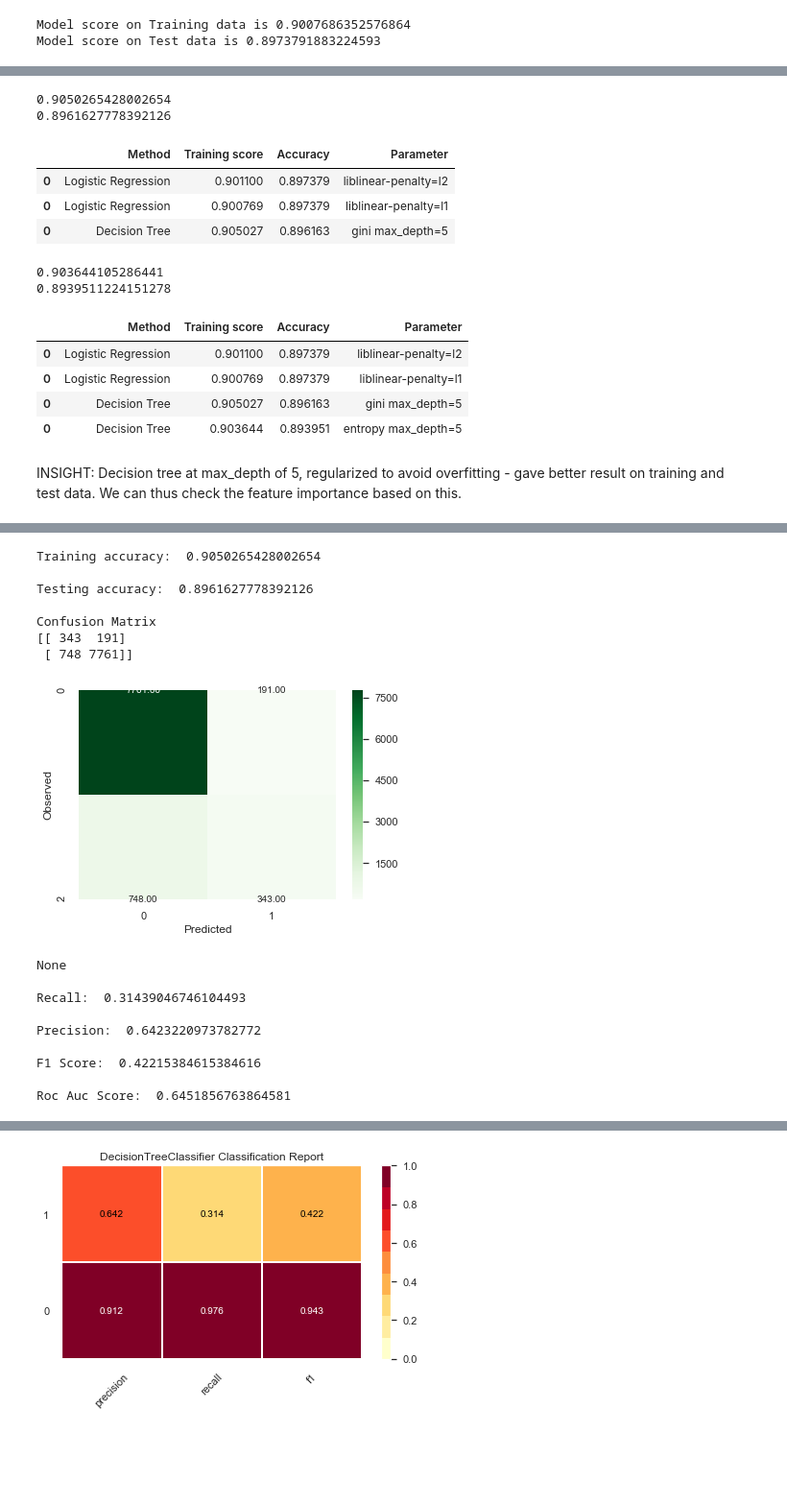
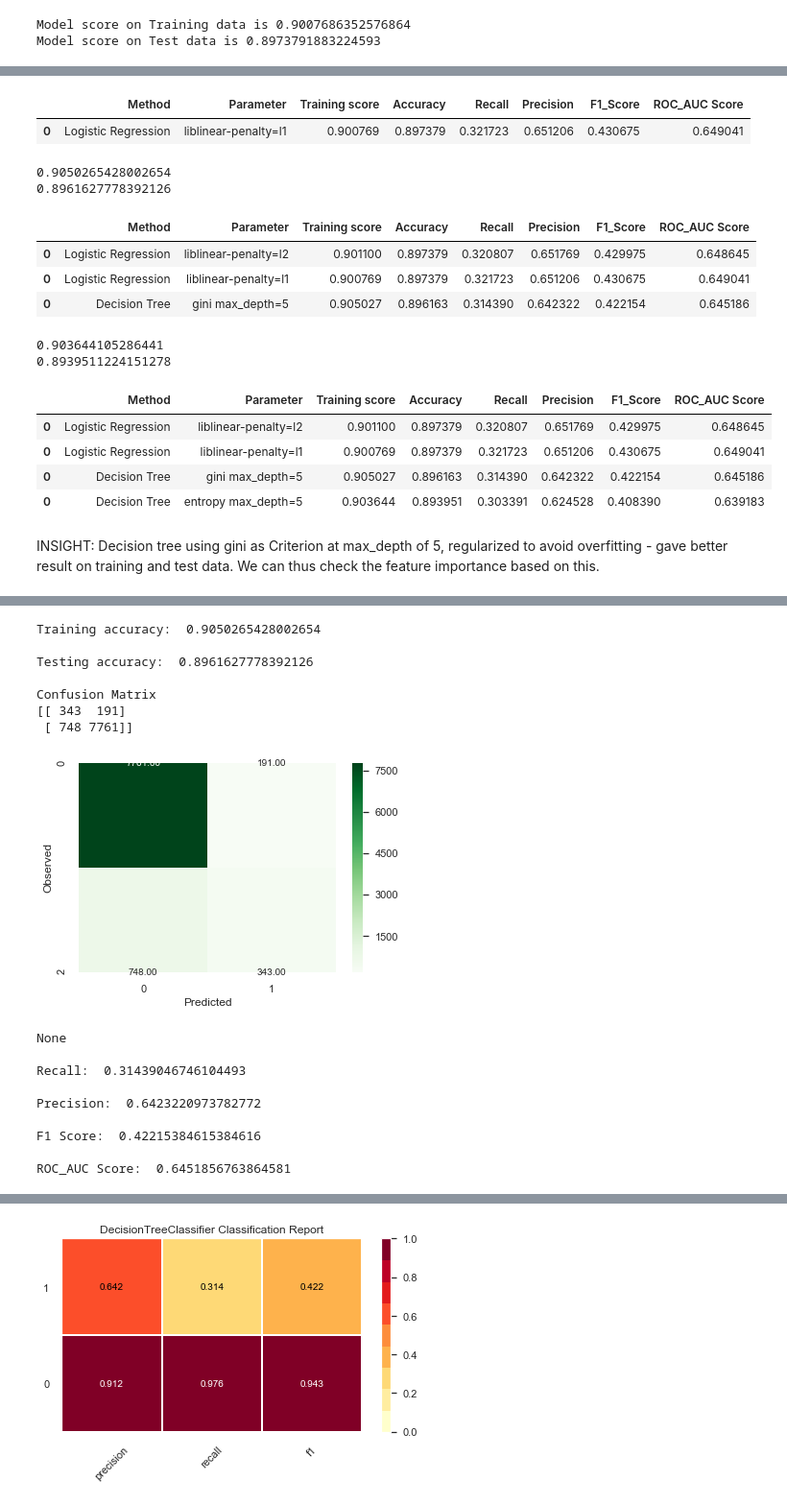
Before and after one commit to GreatLearningAIML1/gl-pgp-aiml-uta-intl-mar20-olabodejames, a Jupyter notebook: Ensemble Learning - Project/Ensemble Learning Project - Olabode James - Solution.ipynb, the cells around one changed output, grey strips where cells are left out. Shown at 96% size. Saved outputs shown, nothing was run; the diff lists cells and outputs as text; code cells hidden in the pictures; blank space fills up the shorter version.

```diff
--- a/Ensemble Learning - Project/Ensemble Learning Project - Olabode James - Solution.ipynb
+++ b/Ensemble Learning - Project/Ensemble Learning Project - Olabode James - Solution.ipynb
@@ -808,8 +707,9 @@ train_score, test_score = logModelScores(logModel, X_test, y_test, X_train, y_tr
 Model score on Training data is 0.9011004202610042
 Model score on Test data is 0.8973791883224593
 # %%
-#resultsDFFn('Logistic Regression', train_model_score, 'liblinear-penalty=l2')
-resultsDf = pd.DataFrame({'Method': [ml_model_type], 'Training score': train_score, 'Accuracy': test_score, 'Parameter':'liblinear-penalty=l2'})
-resultsDf = resultsDf[['Method', 'Training score', 'Accuracy', 'Parameter']]
+recall, precision, f1score, rocAucscore = getPerfParams(logModel, y_predict)
+
+resultsDf = pd.DataFrame({'Method': [ml_model_type], 'Parameter':model_type_param, 'Training score': train_score, 'Accuracy': test_score, 'Recall':recall, 'Precision':precision, 'F1_Score':f1score, 'ROC_AUC Score':rocAucscore})
+resultsDf = resultsDf[['Method', 'Parameter', 'Training score', 'Accuracy', 'Recall', 'Precision','F1_Score', 'ROC_AUC Score' ]]
 resultsDf
 # %% [output]
@@ -836,9 +736,9 @@ train_score, test_score = logModelScores(logModel2, X_test, y_test, X_train, y_t
 Model score on Training data is 0.9007686352576864
 Model score on Test data is 0.8973791883224593
 # %%
-tempResultsDf = pd.DataFrame({'Method':[ml_model_type], 'Training score': train_score, 'Accuracy': test_score, 'Parameter':  model_type_param})
+recall, precision, f1score, rocAucscore = getPerfParams(logModel2, y_predict2)
 
-#resultsDFConc(resultsDf, tempResultsDf)
+tempResultsDf = pd.DataFrame({'Method': [ml_model_type], 'Parameter':model_type_param, 'Training score': train_score, 'Accuracy': test_score, 'Recall':recall, 'Precision':precision, 'F1_Score':f1score, 'ROC_AUC Score':rocAucscore})
 resultsDf = pd.concat([resultsDf, tempResultsDf])
 resultsDf
 # %% [output]
@@ -871,3 +755,10 @@ Roc Auc Score:  0.6486452514352845
+# %%
+#We will aggregate the best classifier in each Classification Method into a final dataFrame - finalResultsDF - for easy
+#Comparison and conclusion at the end of this task
+finalResultsDF
+# %% [output]
+|  | Method | Parameter | Training score | Accuracy | Recall | Precision | F1_Score | ROC_AUC Score |
+| 0 | Logistic Regression | liblinear-penalty=l1 | 0.900769 | 0.897379 | 0.321723 | 0.651206 | 0.430675 | 0.649041 |
 # %%
 #Here we build Decision tree starting with gini, then entropy as criterion
 # Regularization is going to be applied outrightly to avoid overfitted results
@@ -891,44 +781,47 @@ print(test_score)
 0.9050265428002654
 0.8961627778392126
 # %%
-tempResultsDf = pd.DataFrame({'Method':[ml_model_type], 'Training score': train_score, 'Accuracy': test_score, 'Parameter':  model_type_param})
+recall, precision, f1score, rocAucscore = getPerfParams(dTree_model, y_predTree)
 
+tempResultsDf = pd.DataFrame({'Method': [ml_model_type], 'Parameter':model_type_param, 'Training score': train_score, 'Accuracy': test_score, 'Recall':recall, 'Precision':precision, 'F1_Score':f1score, 'ROC_AUC Score':rocAucscore})
 resultsDf = pd.concat([resultsDf, tempResultsDf])
 resultsDf
 # %% [output]
-|  | Method | Training score | Accuracy | Parameter |
-| 0 | Logistic Regression | 0.901100 | 0.897379 | liblinear-penalty=l2 |
-| 0 | Logistic Regression | 0.900769 | 0.897379 | liblinear-penalty=l1 |
-| 0 | Decision Tree | 0.905027 | 0.896163 | gini max_depth=5 |
+|  | Method | Parameter | Training score | Accuracy | Recall | Precision | F1_Score | ROC_AUC Score |
+| 0 | Logistic Regression | liblinear-penalty=l2 | 0.901100 | 0.897379 | 0.320807 | 0.651769 | 0.429975 | 0.648645 |
+| 0 | Logistic Regression | liblinear-penalty=l1 | 0.900769 | 0.897379 | 0.321723 | 0.651206 | 0.430675 | 0.649041 |
+| 0 | Decision Tree | gini max_depth=5 | 0.905027 | 0.896163 | 0.314390 | 0.642322 | 0.422154 | 0.645186 |
 # %%
 #we like to know if using entropy will give better results
 dTree_model2 = DecisionTreeClassifier(criterion = 'entropy', max_depth=5, random_state=1)
 dTree_model2.fit(X_train, y_train)
 
-model_type_param = 'entropy'+' max_depth=5'
+model_type_param2 = 'entropy'+' max_depth=5'
 
 train_score = dTree_model2.score(X_train, y_train)
 test_score = dTree_model2.score(X_test, y_test)
 
+y_predTree2 = dTree_model2.predict(X_test)
+
 print(train_score)
 print(test_score)
 # %% [output]
 0.903644105286441
 0.8939511224151278
 # %%
-tempResultsDf = pd.DataFrame({'Method':[ml_model_type], 'Training score': train_score, 'Accuracy': test_score, 'Parameter':  model_type_param})
-#resultsDFConc(resultsDF, tempResultsDf)
+recall, precision, f1score, rocAucscore = getPerfParams(dTree_model2, y_predTree2)
 
+tempResultsDf = pd.DataFrame({'Method': [ml_model_type], 'Parameter':model_type_param2, 'Training score': train_score, 'Accuracy': test_score, 'Recall':recall, 'Precision':precision, 'F1_Score':f1score, 'ROC_AUC Score':rocAucscore})
 resultsDf = pd.concat([resultsDf, tempResultsDf])
 resultsDf
 # %% [output]
-|  | Method | Training score | Accuracy | Parameter |
-| 0 | Logistic Regression | 0.901100 | 0.897379 | liblinear-penalty=l2 |
-| 0 | Logistic Regression | 0.900769 | 0.897379 | liblinear-penalty=l1 |
-| 0 | Decision Tree | 0.905027 | 0.896163 | gini max_depth=5 |
-| 0 | Decision Tree | 0.903644 | 0.893951 | entropy max_depth=5 |
+|  | Method | Parameter | Training score | Accuracy | Recall | Precision | F1_Score | ROC_AUC Score |
+| 0 | Logistic Regression | liblinear-penalty=l2 | 0.901100 | 0.897379 | 0.320807 | 0.651769 | 0.429975 | 0.648645 |
+| 0 | Logistic Regression | liblinear-penalty=l1 | 0.900769 | 0.897379 | 0.321723 | 0.651206 | 0.430675 | 0.649041 |
+| 0 | Decision Tree | gini max_depth=5 | 0.905027 | 0.896163 | 0.314390 | 0.642322 | 0.422154 | 0.645186 |
+| 0 | Decision Tree | entropy max_depth=5 | 0.903644 | 0.893951 | 0.303391 | 0.624528 | 0.408390 | 0.639183 |
 # %% [markdown]
-INSIGHT: Decision tree at max_depth of 5, regularized to avoid overfitting - gave better result on training and test data.  We can thus check the feature importance based on this.
+INSIGHT: Decision tree using gini as Criterion at max_depth of 5, regularized to avoid overfitting - gave better result on training and test data.  We can thus check the feature importance based on this.
 # %%
 # Importance of features in the tree building ( The importance of a feature is computed as the
 #(normalized) total reduction of the criterion brought by that feature. It is also known as the Gini importance )
@@ -953,8 +846,8 @@ marital_divorced               0.000000
 education_tertiary             0.000000
 job_unknown                    0.000000
 # %%
-#For Decision Tree with best result, get parameters for the model with best performance
-getModelPerformanceParams(dTree_model, y_predTree)
+#For Decision Tree with best result - that is, gini - criterion, get parameters for the model's performance parameters
+getModelPerformanceParams(ml_model_type, model_type_param, dTree_model, y_predTree)
 # %% [output]
 Training accuracy:  0.9050265428002654
 
@@ -972,4 +865,4 @@ Precision:  0.6423220973782772
 
 F1 Score:  0.42215384615384616
 
-Roc Auc Score:  0.6451856763864581
+ROC_AUC Score:  0.6451856763864581
```
Also changed, not shown: parts of 164 cells of this notebook, 2 other files.
